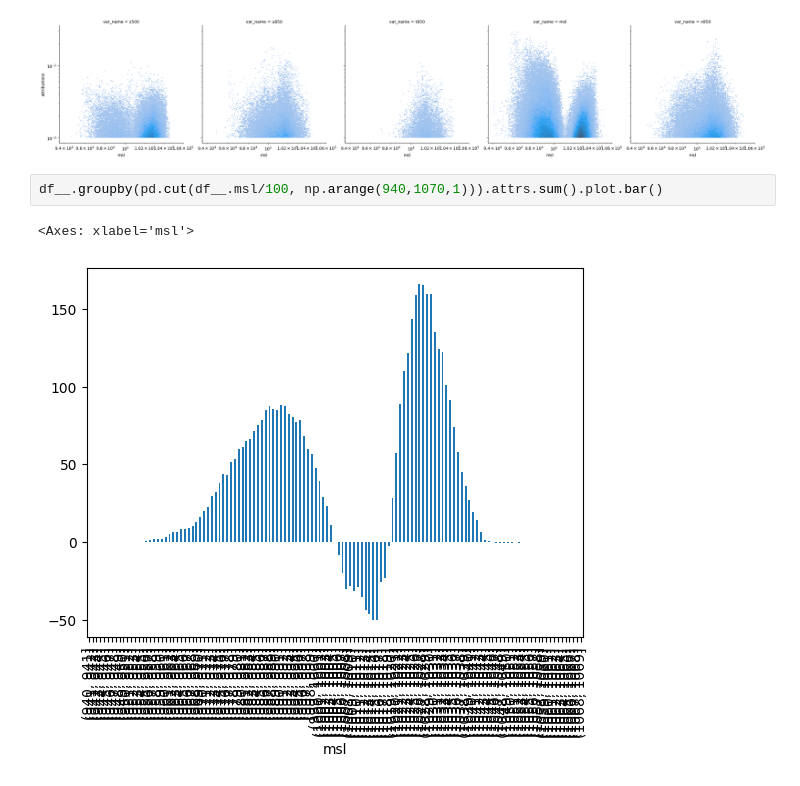
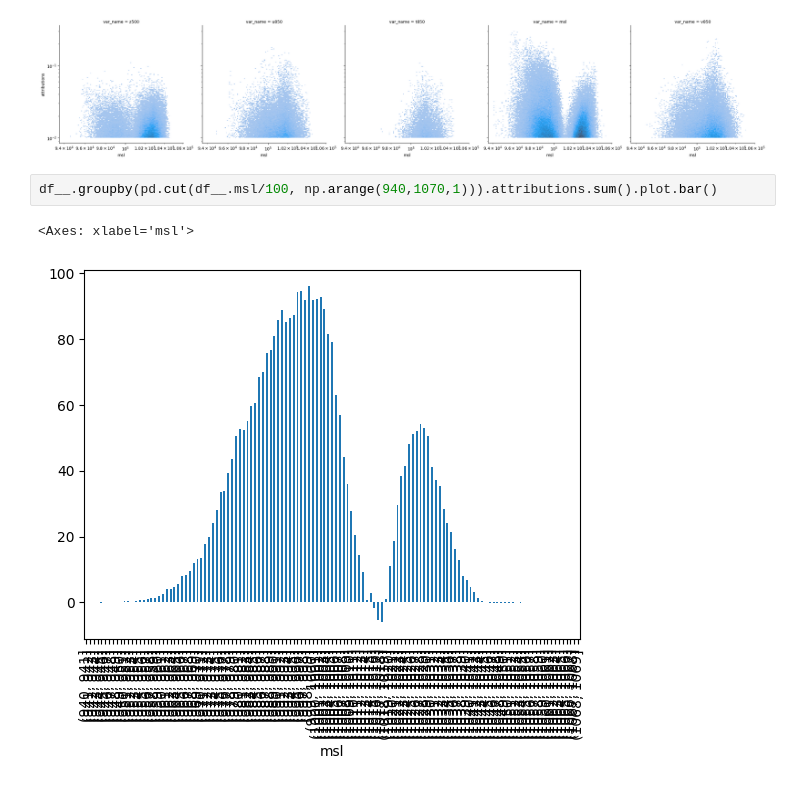
Before and after one commit to rguilcas/predict_rain_norway, a Jupyter notebook: assessment_of_nn/Distance_from_cyclones.ipynb, the cells around one changed output. Saved outputs shown, nothing was run; the diff lists cells and outputs as text.

Commit message:
new cyclone_plot that works !

```diff
--- a/assessment_of_nn/Distance_from_cyclones.ipynb
+++ b/assessment_of_nn/Distance_from_cyclones.ipynb
@@ -128,7 +205,7 @@ sns.displot(df__.loc[np.abs(df__.attributions)>0.01], x='msl', y='attributions',
 <seaborn.axisgrid.FacetGrid at 0x...>
 [figure]
 # %%
-df__.groupby(pd.cut(df__.msl/100, np.arange(940,1070,1))).attrs.sum().plot.bar()
+df__.groupby(pd.cut(df__.msl/100, np.arange(940,1070,1))).attributions.sum().plot.bar()
 # %% [output]
 <Axes: xlabel='msl'>
-[figure, old version]
+[figure, new version]
```
Also changed, not shown: parts of 9 cells of this notebook, 3 other files.
